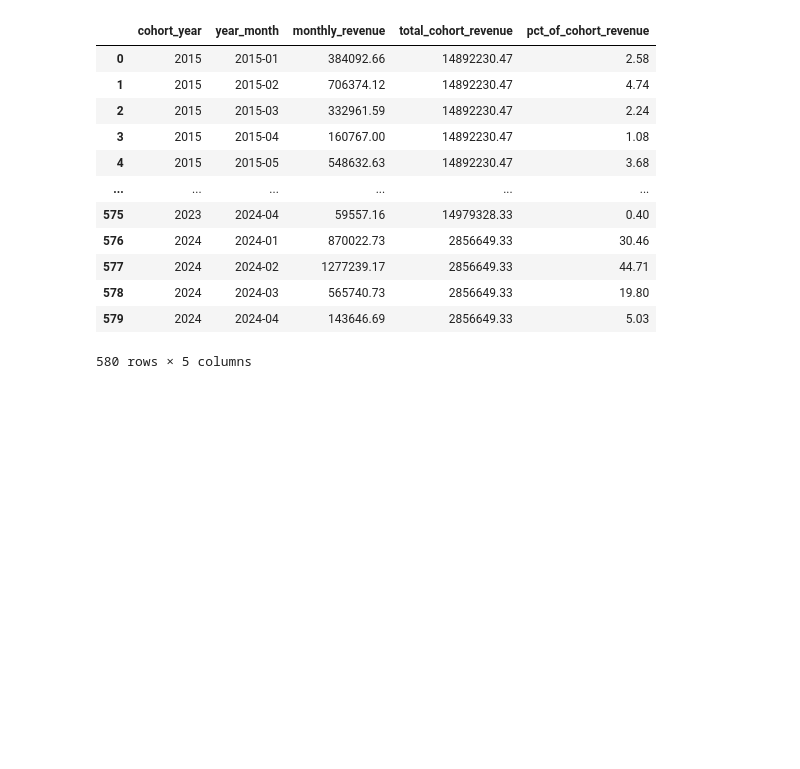
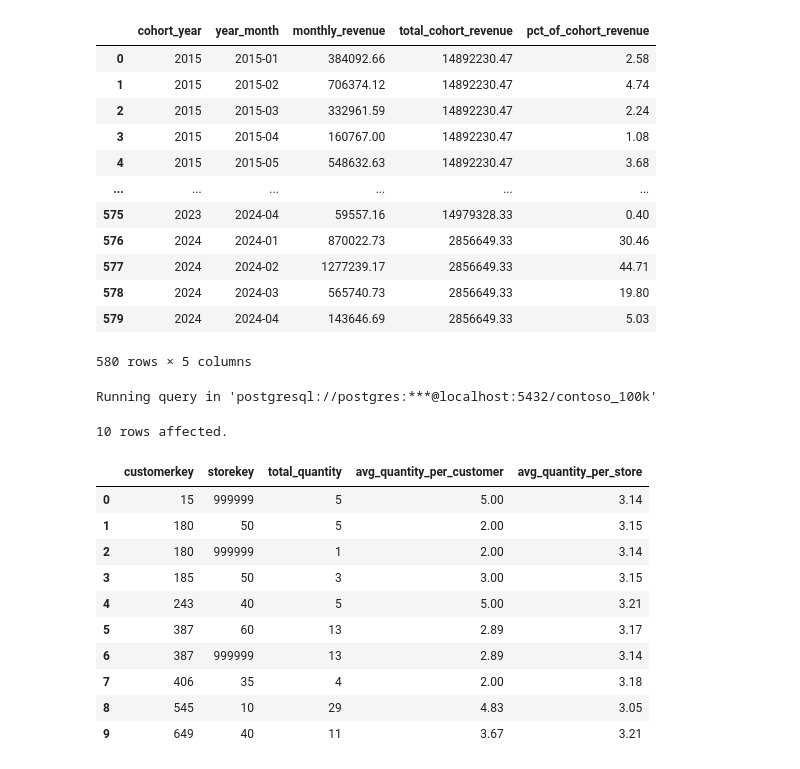
Before and after one commit to Du6eniuk/Du6eniuk, a Jupyter notebook: 0_Intro/2_Colab_Notebooks.ipynb, the cells around one changed output. Cells and saved outputs as stored; diff of their text form; code cells hidden in the pictures; blank space fills up the shorter version.

```diff
--- a/0_Intro/2_Colab_Notebooks.ipynb
+++ b/0_Intro/2_Colab_Notebooks.ipynb
@@ -1105,3 +1105,30 @@ Running query in 'postgresql://postgres:***@localhost:5432/contoso_100k'
 | 578 | 2024 | 2024-03 | 565740.73 | 2856649.33 | 19.80 |
 | 579 | 2024 | 2024-04 | 143646.69 | 2856649.33 | 5.03 |
 580 rows × 5 columns
+# %%
+%%sql
+WITH customer_averages AS (SELECT customerkey, storekey, quantity,
+ROUND(AVG(quantity) OVER (PARTITION BY customerkey),2) AS avg_quantity_per_customer,
+ROUND(AVG(quantity) OVER (PARTITION BY storekey),2) AS avg_quantity_per_store
+FROM sales)
+
+SELECT customerkey, storekey, SUM(quantity) AS total_quantity,
+avg_quantity_per_customer, avg_quantity_per_store
+FROM customer_averages
+GROUP BY 1,2, 4, 5
+ORDER BY 1,2
+LIMIT 10
+# %% [output]
+Running query in 'postgresql://postgres:***@localhost:5432/contoso_100k'
+10 rows affected.
+|  | customerkey | storekey | total_quantity | avg_quantity_per_customer | avg_quantity_per_store |
+| 0 | 15 | 999999 | 5 | 5.00 | 3.14 |
+| 1 | 180 | 50 | 5 | 2.00 | 3.15 |
+| 2 | 180 | 999999 | 1 | 2.00 | 3.14 |
+| 3 | 185 | 50 | 3 | 3.00 | 3.15 |
+| 4 | 243 | 40 | 5 | 5.00 | 3.21 |
+| 5 | 387 | 60 | 13 | 2.89 | 3.17 |
+| 6 | 387 | 999999 | 13 | 2.89 | 3.14 |
+| 7 | 406 | 35 | 4 | 2.00 | 3.18 |
+| 8 | 545 | 10 | 29 | 4.83 | 3.05 |
+| 9 | 649 | 40 | 11 | 3.67 | 3.21 |
```
Also changed, not shown: parts of 7 cells of this notebook.
